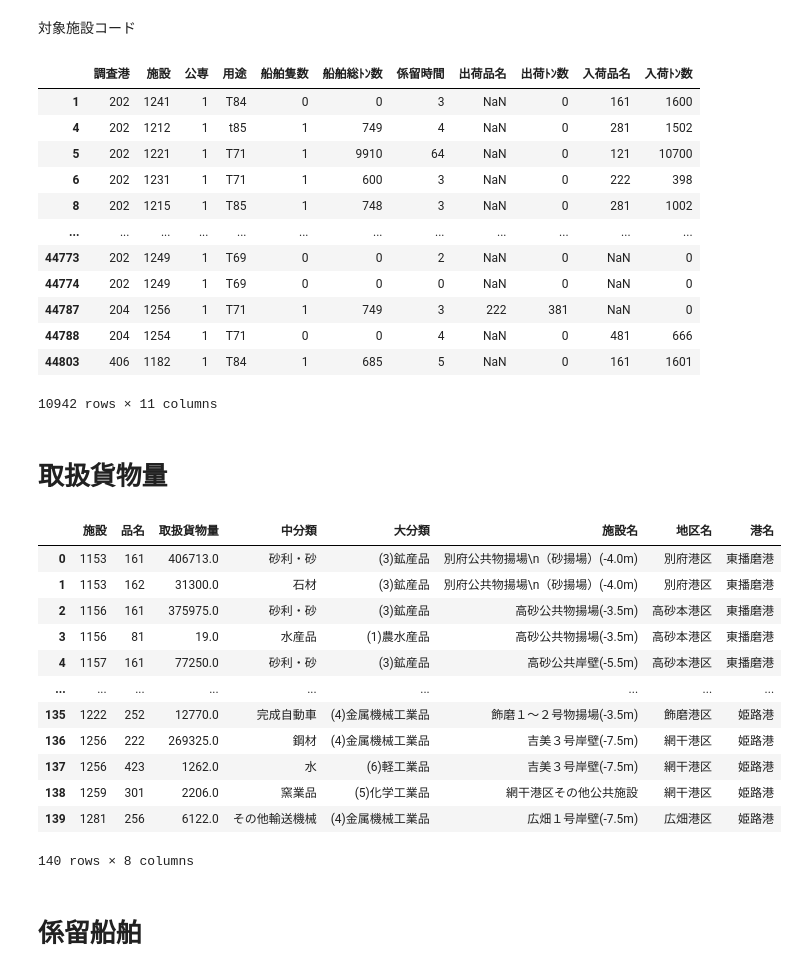
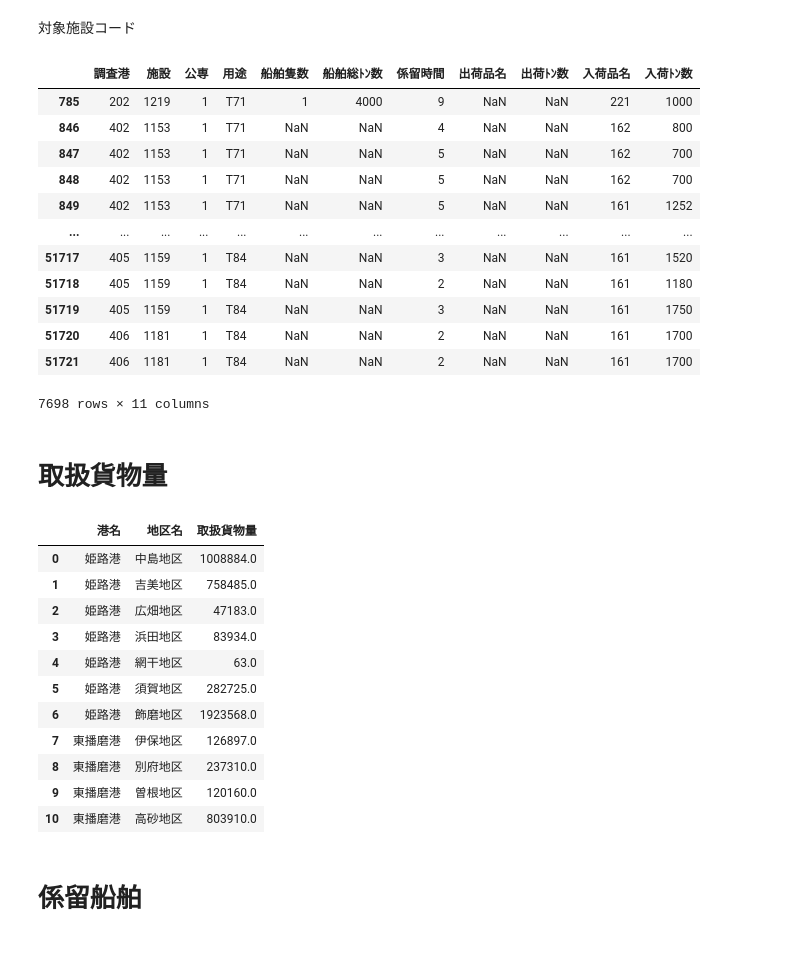
Before and after one commit to dicechick373/dicechick373, a Jupyter notebook: 港湾統計の分析.ipynb, the cells around one changed output. Drawn from its saved outputs; the diff is of its cells as text; code cells hidden in the pictures.

```diff
--- a/港湾統計の分析.ipynb
+++ b/港湾統計の分析.ipynb
@@ -10,5 +16,5 @@
 港湾統計2021のcsvを読み込む
 # %%
 import pandas as pd
-df_matster = pd.read_csv('kouwan2021.csv', header=0, encoding="shift-jis",dtype=str)
+df_matster = pd.read_csv('/content/drive/MyDrive/港湾統計（兵庫県）/港湾統計マスタ_2013.csv', header=0, encoding="shift-jis",dtype=str)
 df_matster
@@ -61,75 +81,78 @@ df_matster
 # %%
 # 抽出する港区コードのリスト指定
 shisetsu_id = ['1285','1270','1280','1275','1279','1203','1207','1222','1213','1214','1215','1219','1208','1231', \
-               '1232','1241','1242','1223','1212','1220','1221','1249','1281','1250','1289','1269','1264','1263', \
-               '1262','1258','1259','1252','1251','1254','1255','1256','1153','1152','1154','1197','1178','1179', \
+               '1232','1241','1242','1223','1212','1220','1221','1281','1250','1289','1269','1264','1263', \
+               '1262','1258','1252','1251','1254','1255','1256','1153','1152','1154','1197','1178','1179', \
                '1159','1160','1170','1171','1199','1181','1182','1195','1155','1156','1157','1158','1198']
 
 df_matster = df_matster[df_matster['施設'].isin(shisetsu_id)]
 df_matster
 # %% [output]
 |  | 調査港 | 施設 | 公専 | 用途 | 船舶隻数 | 船舶総ﾄﾝ数 | 係留時間 | 出荷品名 | 出荷ﾄﾝ数 | 入荷品名 | 入荷ﾄﾝ数 |
-| 1 | 202 | 1241 | 1 | T84 | 0 | 0 | 3 | NaN | 0 | 161 | 1600 |
-| 4 | 202 | 1212 | 1 | t85 | 1 | 749 | 4 | NaN | 0 | 281 | 1502 |
-| 5 | 202 | 1221 | 1 | T71 | 1 | 9910 | 64 | NaN | 0 | 121 | 10700 |
-| 6 | 202 | 1231 | 1 | T71 | 1 | 600 | 3 | NaN | 0 | 222 | 398 |
-| 8 | 202 | 1215 | 1 | T85 | 1 | 748 | 3 | NaN | 0 | 281 | 1002 |
+| 785 | 202 | 1219 | 1 | T71 | 1 | 4000 | 9 | NaN | NaN | 221 | 1000 |
+| 846 | 402 | 1153 | 1 | T71 | NaN | NaN | 4 | NaN | NaN | 162 | 800 |
+| 847 | 402 | 1153 | 1 | T71 | NaN | NaN | 5 | NaN | NaN | 162 | 700 |
+| 848 | 402 | 1153 | 1 | T71 | NaN | NaN | 5 | NaN | NaN | 162 | 700 |
+| 849 | 402 | 1153 | 1 | T71 | NaN | NaN | 5 | NaN | NaN | 161 | 1252 |
 | ... | ... | ... | ... | ... | ... | ... | ... | ... | ... | ... | ... |
-| 44773 | 202 | 1249 | 1 | T69 | 0 | 0 | 2 | NaN | 0 | NaN | 0 |
-| 44774 | 202 | 1249 | 1 | T69 | 0 | 0 | 0 | NaN | 0 | NaN | 0 |
-| 44787 | 204 | 1256 | 1 | T71 | 1 | 749 | 3 | 222 | 381 | NaN | 0 |
-| 44788 | 204 | 1254 | 1 | T71 | 0 | 0 | 4 | NaN | 0 | 481 | 666 |
-| 44803 | 406 | 1182 | 1 | T84 | 1 | 685 | 5 | NaN | 0 | 161 | 1601 |
+| 51717 | 405 | 1159 | 1 | T84 | NaN | NaN | 3 | NaN | NaN | 161 | 1520 |
+| 51718 | 405 | 1159 | 1 | T84 | NaN | NaN | 2 | NaN | NaN | 161 | 1180 |
+| 51719 | 405 | 1159 | 1 | T84 | NaN | NaN | 3 | NaN | NaN | 161 | 1750 |
+| 51720 | 406 | 1181 | 1 | T84 | NaN | NaN | 2 | NaN | NaN | 161 | 1700 |
+| 51721 | 406 | 1181 | 1 | T84 | NaN | NaN | 2 | NaN | NaN | 161 | 1700 |
-10942 rows × 11 columns
+7698 rows × 11 columns
 # %% [markdown]
 # 取扱貨物量
 # %%
 df_cargo =  df_matster.copy()
+
+df_cargo = df_cargo.fillna('0')
 
 # 品名と取扱貨物量に変換
 df_cargo['品名'] = df_cargo.apply(lambda x: x['出荷品名'] if x['出荷ﾄﾝ数'] != '0' else x['入荷品名'], 1)
 df_cargo['取扱貨物量'] = df_cargo.apply(lambda x: x['出荷ﾄﾝ数'] if x['出荷ﾄﾝ数'] != '0' else x['入荷ﾄﾝ数'], 1)
 
 # 必要な列だけ抽出
 columns = ['調査港','施設','品名','取扱貨物量']
 df_cargo = df_cargo[columns]
 
 # 取扱貨物量の集計
 df_cargo = df_cargo.astype({'取扱貨物量': 'int'})
 df_cargo = df_cargo.groupby(['施設','品名']).agg({'取扱貨物量': 'sum'}).reset_index()
 
 
 # 品名をマージ
-df1 = pd.read_csv('品名コード.csv', header=0, encoding="shift-jis",dtype=str)
+df1 = pd.read_csv('/content/drive/MyDrive/港湾統計（兵庫県）/品名コード.csv', header=0, encoding="shift-jis",dtype=str)
 df_res = pd.merge(df_cargo, df1, on='品名', how='outer')
 
 # 施設名をマージ
-df2 = pd.read_csv('施設コード.csv', header=0, encoding="shift-jis",dtype=str)
-df_res = pd.merge(df_res, df2, on='施設', how='outer')
+df2 = pd.read_csv('/content/drive/MyDrive/港湾統計（兵庫県）/施設コード.csv', header=0, encoding="shift-jis",dtype=str)
+df_res = pd.merge(df_res, df2, on='施設', how='right')
 
+# 欠損値を削除
+df_res.dropna(subset=['取扱貨物量'], inplace=True)
 
-# df['cardId'].replace('', np.nan, inplace=True)
-df_res.dropna(subset=['取扱貨物量'], inplace=True)
+# 集計
+df_res = df_res.groupby(['港名','地区名']).agg({'取扱貨物量': 'sum'}).reset_index()
 
 
 # CSVに書き出し
-df_res.to_csv('取扱貨物量.csv',encoding='cp932')
+# df_res.to_csv('取扱貨物量.csv',encoding='cp932')
 
 df_res
 # %% [output]
-|  | 施設 | 品名 | 取扱貨物量 | 中分類 | 大分類 | 施設名 | 地区名 | 港名 |
-| 0 | 1153 | 161 | 406713.0 | 砂利・砂 | (3)鉱産品 | 別府公共物揚場\n（砂揚場）(-4.0m) | 別府港区 | 東播磨港 |
-| 1 | 1153 | 162 | 31300.0 | 石材 | (3)鉱産品 | 別府公共物揚場\n（砂揚場）(-4.0m) | 別府港区 | 東播磨港 |
-| 2 | 1156 | 161 | 375975.0 | 砂利・砂 | (3)鉱産品 | 高砂公共物揚場(-3.5m) | 高砂本港区 | 東播磨港 |
-| 3 | 1156 | 81 | 19.0 | 水産品 | (1)農水産品 | 高砂公共物揚場(-3.5m) | 高砂本港区 | 東播磨港 |
-| 4 | 1157 | 161 | 77250.0 | 砂利・砂 | (3)鉱産品 | 高砂公共岸壁(-5.5m) | 高砂本港区 | 東播磨港 |
-| ... | ... | ... | ... | ... | ... | ... | ... | ... |
-| 135 | 1222 | 252 | 12770.0 | 完成自動車 | (4)金属機械工業品 | 飾磨１〜２号物揚場(-3.5m) | 飾磨港区 | 姫路港 |
-| 136 | 1256 | 222 | 269325.0 | 鋼材 | (4)金属機械工業品 | 吉美３号岸壁(-7.5m) | 網干港区 | 姫路港 |
-| 137 | 1256 | 423 | 1262.0 | 水 | (6)軽工業品 | 吉美３号岸壁(-7.5m) | 網干港区 | 姫路港 |
-| 138 | 1259 | 301 | 2206.0 | 窯業品 | (5)化学工業品 | 網干港区その他公共施設 | 網干港区 | 姫路港 |
-| 139 | 1281 | 256 | 6122.0 | その他輸送機械 | (4)金属機械工業品 | 広畑１号岸壁(-7.5m) | 広畑港区 | 姫路港 |
+|  | 港名 | 地区名 | 取扱貨物量 |
+| 0 | 姫路港 | 中島地区 | 1008884.0 |
+| 1 | 姫路港 | 吉美地区 | 758485.0 |
+| 2 | 姫路港 | 広畑地区 | 47183.0 |
+| 3 | 姫路港 | 浜田地区 | 83934.0 |
+| 4 | 姫路港 | 網干地区 | 63.0 |
+| 5 | 姫路港 | 須賀地区 | 282725.0 |
+| 6 | 姫路港 | 飾磨地区 | 1923568.0 |
+| 7 | 東播磨港 | 伊保地区 | 126897.0 |
+| 8 | 東播磨港 | 別府地区 | 237310.0 |
+| 9 | 東播磨港 | 曽根地区 | 120160.0 |
+| 10 | 東播磨港 | 高砂地区 | 803910.0 |
-140 rows × 8 columns
 # %% [markdown]
 # 係留船舶
 # %%
```
Also changed, not shown: parts of 4 cells of this notebook.
